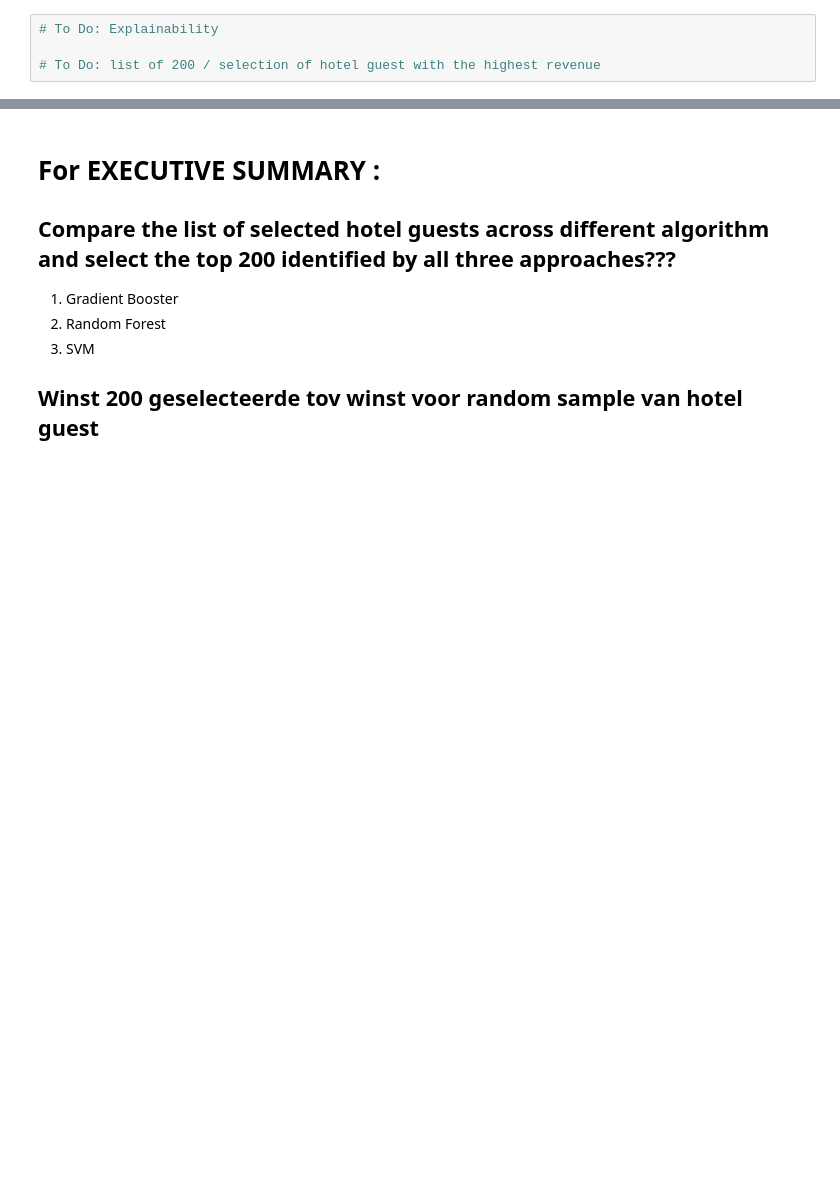
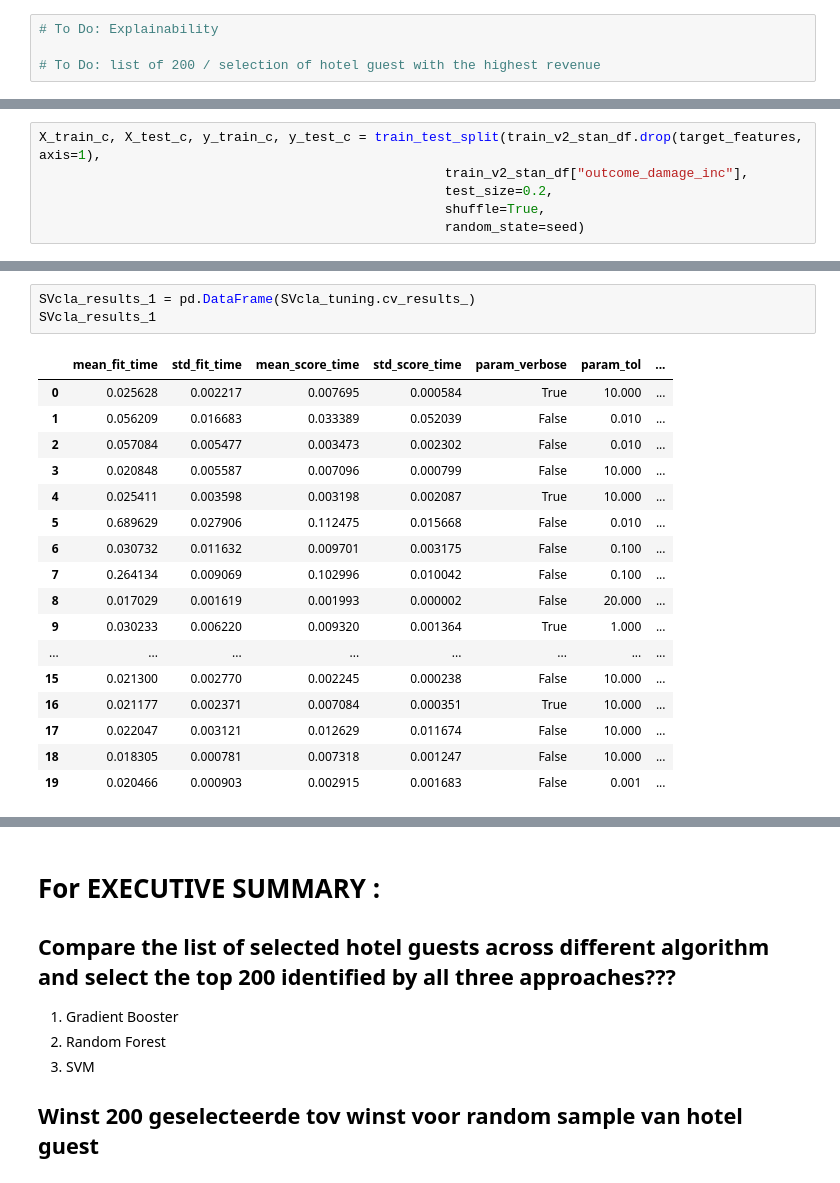
Before and after one commit to Marijkevandesteene/MachineLearning, a Jupyter notebook: ExamDataMining_Integrated_DL_SVM.ipynb, the cells around one changed output, grey strips where cells are left out. Cells and saved outputs as stored; diff of their text form; blank space fills up the shorter version.

```diff
--- a/ExamDataMining_Integrated_DL_SVM.ipynb
+++ b/ExamDataMining_Integrated_DL_SVM.ipynb
@@ -1455,0 +1668,6 @@ for param in plot_hyperparams:
+# %%
+X_train_c, X_test_c, y_train_c, y_test_c = train_test_split(train_v2_stan_df.drop(target_features, axis=1),
+                                                    train_v2_stan_df["outcome_damage_inc"],
+                                                    test_size=0.2,
+                                                    shuffle=True,
+                                                    random_state=seed)
@@ -1455,0 +1776,21 @@ for param in plot_hyperparams:
+# %%
+SVcla_results_1 = pd.DataFrame(SVcla_tuning.cv_results_)
+SVcla_results_1
+# %% [output]
+|  | mean_fit_time | std_fit_time | mean_score_time | std_score_time | param_verbose | param_tol | ... |
+| 0 | 0.025628 | 0.002217 | 0.007695 | 0.000584 | True | 10.000 | ... |
+| 1 | 0.056209 | 0.016683 | 0.033389 | 0.052039 | False | 0.010 | ... |
+| 2 | 0.057084 | 0.005477 | 0.003473 | 0.002302 | False | 0.010 | ... |
+| 3 | 0.020848 | 0.005587 | 0.007096 | 0.000799 | False | 10.000 | ... |
+| 4 | 0.025411 | 0.003598 | 0.003198 | 0.002087 | True | 10.000 | ... |
+| 5 | 0.689629 | 0.027906 | 0.112475 | 0.015668 | False | 0.010 | ... |
+| 6 | 0.030732 | 0.011632 | 0.009701 | 0.003175 | False | 0.100 | ... |
+| 7 | 0.264134 | 0.009069 | 0.102996 | 0.010042 | False | 0.100 | ... |
+| 8 | 0.017029 | 0.001619 | 0.001993 | 0.000002 | False | 20.000 | ... |
+| 9 | 0.030233 | 0.006220 | 0.009320 | 0.001364 | True | 1.000 | ... |
+| ... | ... | ... | ... | ... | ... | ... | ... |
+| 15 | 0.021300 | 0.002770 | 0.002245 | 0.000238 | False | 10.000 | ... |
+| 16 | 0.021177 | 0.002371 | 0.007084 | 0.000351 | True | 10.000 | ... |
+| 17 | 0.022047 | 0.003121 | 0.012629 | 0.011674 | False | 10.000 | ... |
+| 18 | 0.018305 | 0.000781 | 0.007318 | 0.001247 | False | 10.000 | ... |
+| 19 | 0.020466 | 0.000903 | 0.002915 | 0.001683 | False | 0.001 | ... |
```
Also changed, not shown: parts of 77 cells of this notebook.
